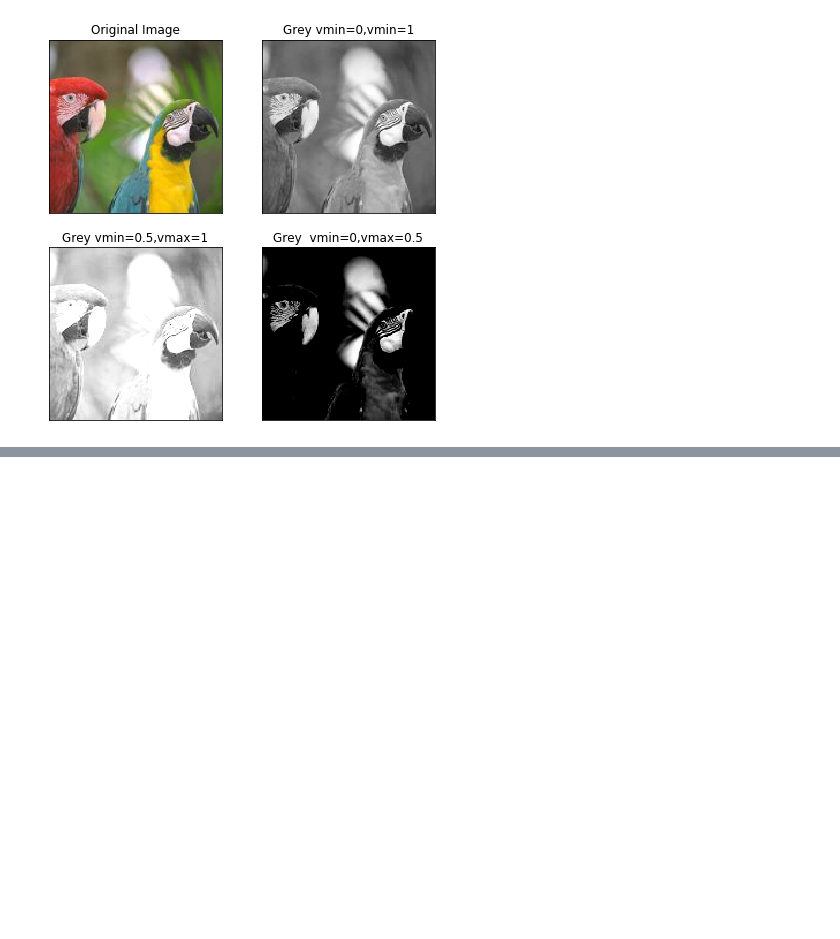
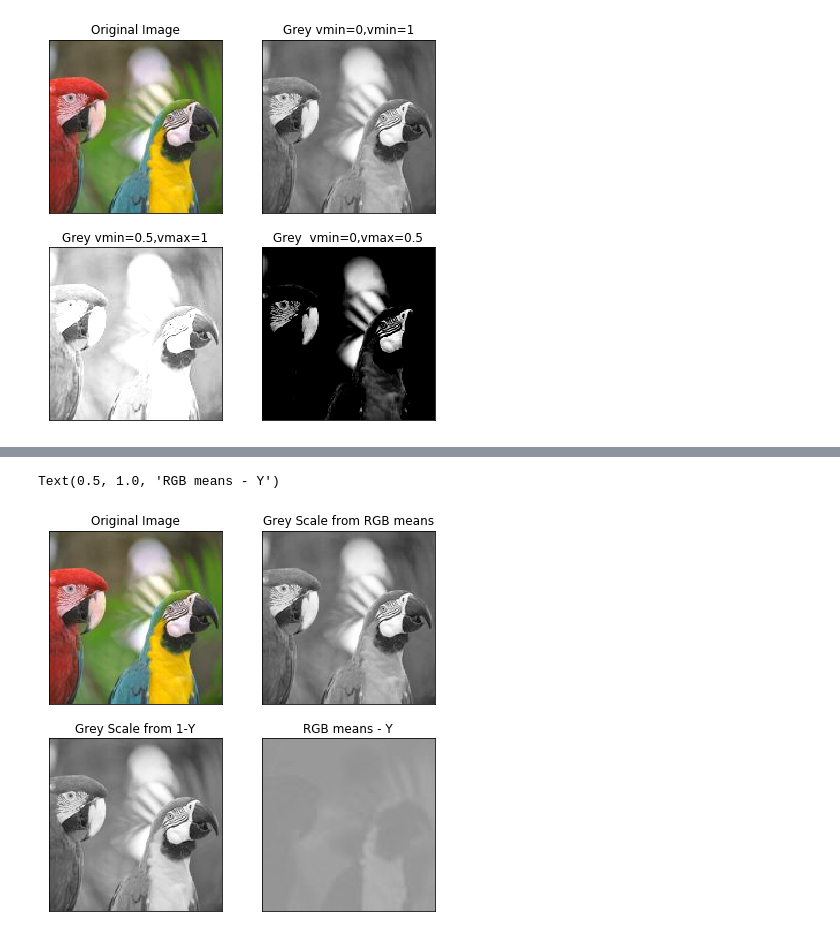
Before and after one commit to arockyu/python_beginner, a Jupyter notebook: matplotlib_image_memo.ipynb, the cells around one changed output, grey strips where cells are left out. Cells and saved outputs as stored; diff of their text form; code cells hidden in the pictures; blank space fills up the shorter version.

```diff
--- a/matplotlib_image_memo.ipynb
+++ b/matplotlib_image_memo.ipynb
@@ -307,0 +375,25 @@ Text(0.5, 1.0, 'Grey  vmin=0,vmax=0.5')
+# %%
+fig, axs = plt.subplots(2, 2,figsize=[7.,7.])
+
+axs[0][0].imshow(img)
+axs[0][0].set_xticks([])
+axs[0][0].set_yticks([])
+axs[0][0].set_title("Original Image")
+
+axs[0][1].imshow(gscale_img,cmap="Greys",vmin=0,vmax=1)
+axs[0][1].set_xticks([])
+axs[0][1].set_yticks([])
+axs[0][1].set_title("Grey Scale from RGB means")
+
+axs[1][0].imshow(1-Y_img,cmap="Greys",vmin=0,vmax=1)
+axs[1][0].set_xticks([])
+axs[1][0].set_yticks([])
+axs[1][0].set_title("Grey Scale from 1-Y")
+
+axs[1][1].imshow(1.-gscale_img-Y_img,cmap="Greys",vmin=-0.3,vmax=0.3)
+axs[1][1].set_xticks([])
+axs[1][1].set_yticks([])
+axs[1][1].set_title("RGB means - Y")
+# %% [output]
+Text(0.5, 1.0, 'RGB means - Y')
+[figure, added]
```
Also changed, not shown: parts of 11 cells of this notebook.
